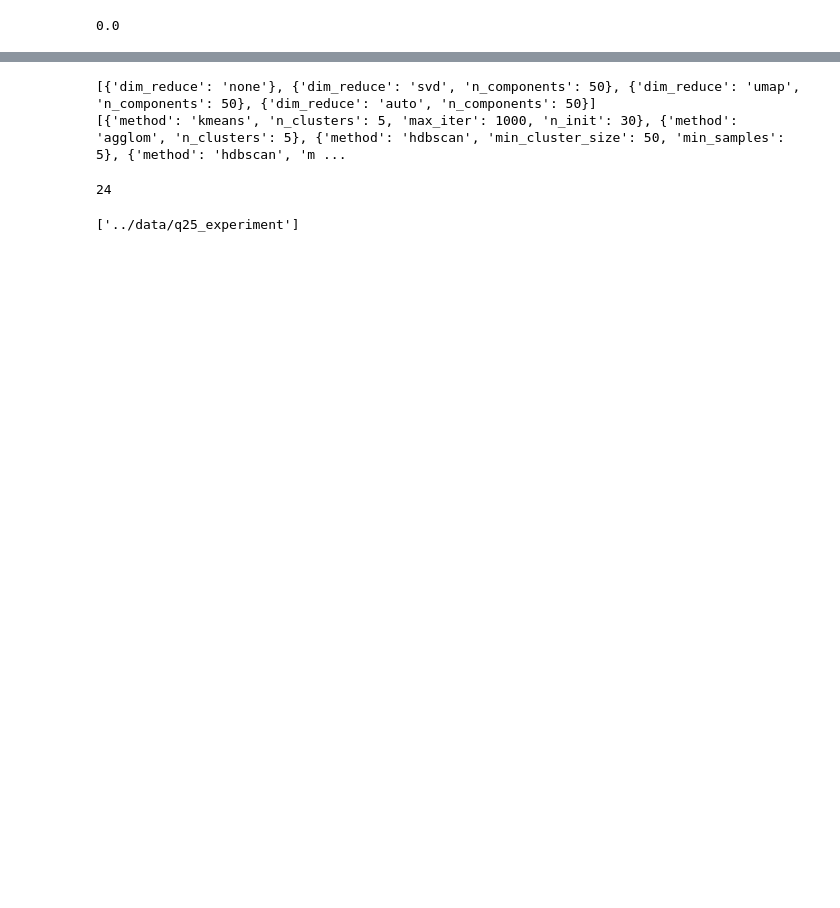
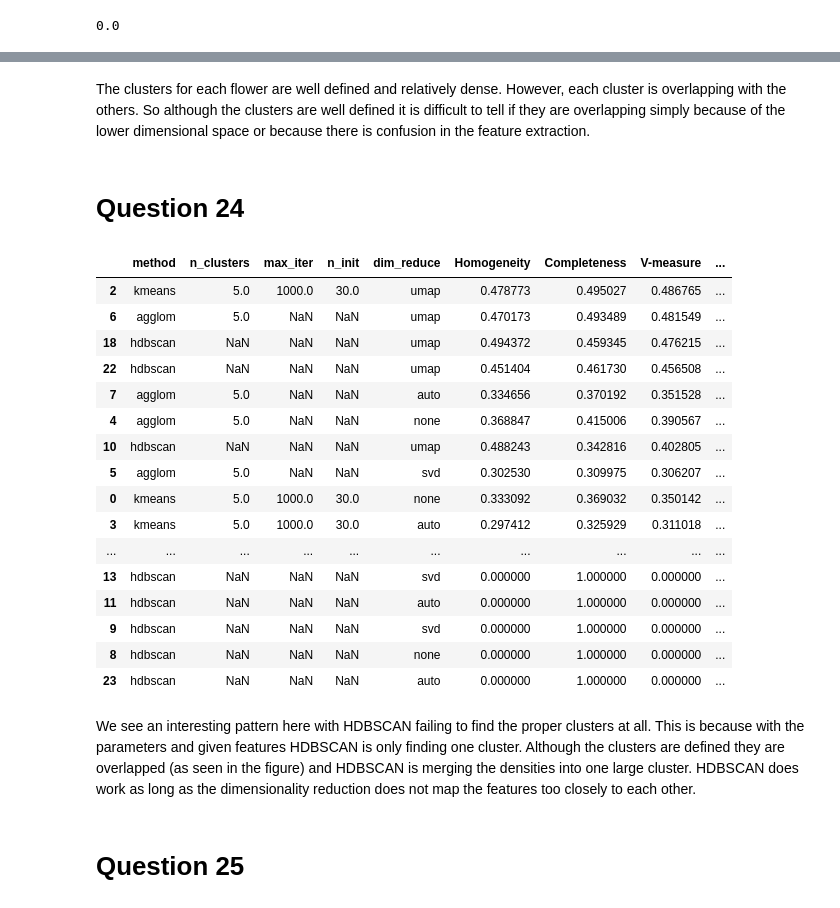
Before and after one commit to papaymaguire/ece219-project4, a Jupyter notebook: project2/notebooks/part02.ipynb, the cells around one changed output, grey strips where cells are left out. Saved outputs shown, nothing was run; the diff lists cells and outputs as text; code cells hidden in the pictures; blank space fills up the shorter version.

```diff
--- a/project2/notebooks/part02.ipynb
+++ b/project2/notebooks/part02.ipynb
@@ -166,7 +193,10 @@ plt.show()
+# %% [markdown]
+The clusters for each flower are well defined and relatively dense. However, each cluster is overlapping with the others. So although the clusters are well defined it is difficult to tell if they are overlapping simply because of the lower dimensional space or because there is confusion in the feature extraction.
+# %% [markdown]
+# Question 24
 # %%
 from project2.utils.ClusteringExperiment import ClusteringExperiment
 # %%
-
 q24_experiment = ClusteringExperiment()
 
 q24_experiment.add_reducer("none", {})
@@ -192,14 +222,5 @@ q24_experiment.add_clusterer('hdbscan', {
     "min_cluster_size": [50, 100],
     "min_samples": [5, 10]
 })
-
-q24_experiment._design()
-print(q24_experiment.r_experiments)
-print(q24_experiment.c_experiments)
-q24_experiment.get_total_experiments()
-# %% [output]
-[{'dim_reduce': 'none'}, {'dim_reduce': 'svd', 'n_components': 50}, {'dim_reduce': 'umap', 'n_components': 50}, {'dim_reduce': 'auto', 'n_components': 50}]
-[{'method': 'kmeans', 'n_clusters': 5, 'max_iter': 1000, 'n_init': 30}, {'method': 'agglom', 'n_clusters': 5}, {'method': 'hdbscan', 'min_cluster_size': 50, 'min_samples': 5}, {'method': 'hdbscan', 'm ...
-24
 # %%
 q24_experiment.run(f_all)
@@ -211,3 +229,30 @@ q24_experiment = joblib.load("../data/q24_experiment")
+# %%
+q24_experiment = drive_io.load("q24_experiment")
+# %%
+sorted_df = q24_experiment.results.sort_values("Adjusted rand index", ascending=False)
+sorted_df
+# %% [output]
+|  | method | n_clusters | max_iter | n_init | dim_reduce | Homogeneity | Completeness | V-measure | ... |
+| 2 | kmeans | 5.0 | 1000.0 | 30.0 | umap | 0.478773 | 0.495027 | 0.486765 | ... |
+| 6 | agglom | 5.0 | NaN | NaN | umap | 0.470173 | 0.493489 | 0.481549 | ... |
+| 18 | hdbscan | NaN | NaN | NaN | umap | 0.494372 | 0.459345 | 0.476215 | ... |
+| 22 | hdbscan | NaN | NaN | NaN | umap | 0.451404 | 0.461730 | 0.456508 | ... |
+| 7 | agglom | 5.0 | NaN | NaN | auto | 0.334656 | 0.370192 | 0.351528 | ... |
+| 4 | agglom | 5.0 | NaN | NaN | none | 0.368847 | 0.415006 | 0.390567 | ... |
+| 10 | hdbscan | NaN | NaN | NaN | umap | 0.488243 | 0.342816 | 0.402805 | ... |
+| 5 | agglom | 5.0 | NaN | NaN | svd | 0.302530 | 0.309975 | 0.306207 | ... |
+| 0 | kmeans | 5.0 | 1000.0 | 30.0 | none | 0.333092 | 0.369032 | 0.350142 | ... |
+| 3 | kmeans | 5.0 | 1000.0 | 30.0 | auto | 0.297412 | 0.325929 | 0.311018 | ... |
+| ... | ... | ... | ... | ... | ... | ... | ... | ... | ... |
+| 13 | hdbscan | NaN | NaN | NaN | svd | 0.000000 | 1.000000 | 0.000000 | ... |
+| 11 | hdbscan | NaN | NaN | NaN | auto | 0.000000 | 1.000000 | 0.000000 | ... |
+| 9 | hdbscan | NaN | NaN | NaN | svd | 0.000000 | 1.000000 | 0.000000 | ... |
+| 8 | hdbscan | NaN | NaN | NaN | none | 0.000000 | 1.000000 | 0.000000 | ... |
+| 23 | hdbscan | NaN | NaN | NaN | auto | 0.000000 | 1.000000 | 0.000000 | ... |
+# %% [markdown]
+We see an interesting pattern here with HDBSCAN failing to find the proper clusters at all. This is because with the parameters and given features HDBSCAN is only finding one cluster. Although the clusters are defined they are overlapped (as seen in the figure) and HDBSCAN is merging the densities into one large cluster. HDBSCAN does work as long as the dimensionality reduction does not map the features too closely to each other.
+# %% [markdown]
+# Question 25
 # %%
 from project2.utils.MLP import MLP
 from sklearn import metrics
@@ -232,4 +277,0 @@ q25_experiment = pd.DataFrame(results)
-# %%
-joblib.dump(q25_experiment, "../data/q25_experiment")
-# %% [output]
-['../data/q25_experiment']
```
Also changed, not shown: parts of 18 cells of this notebook.
